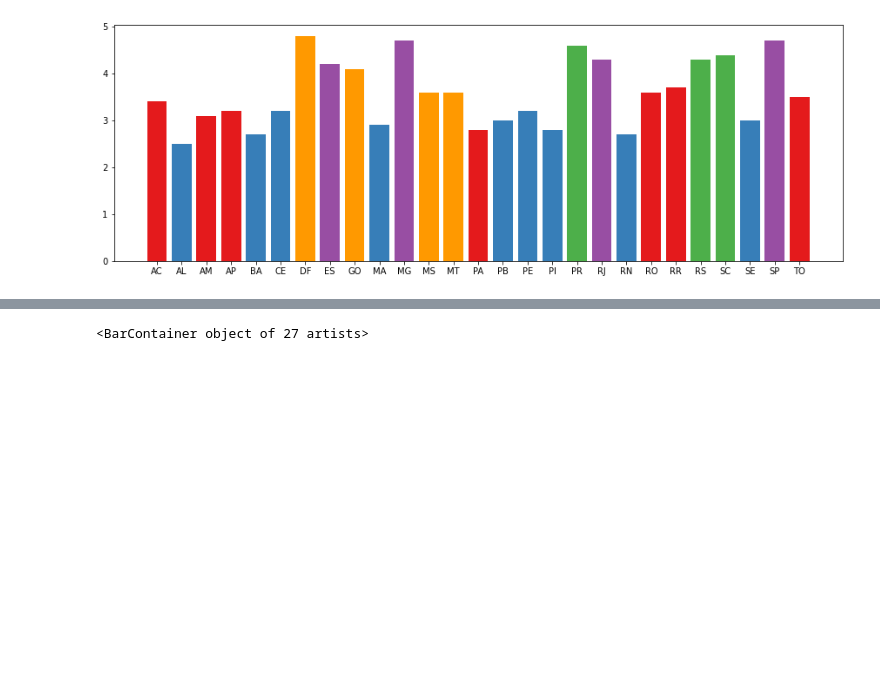
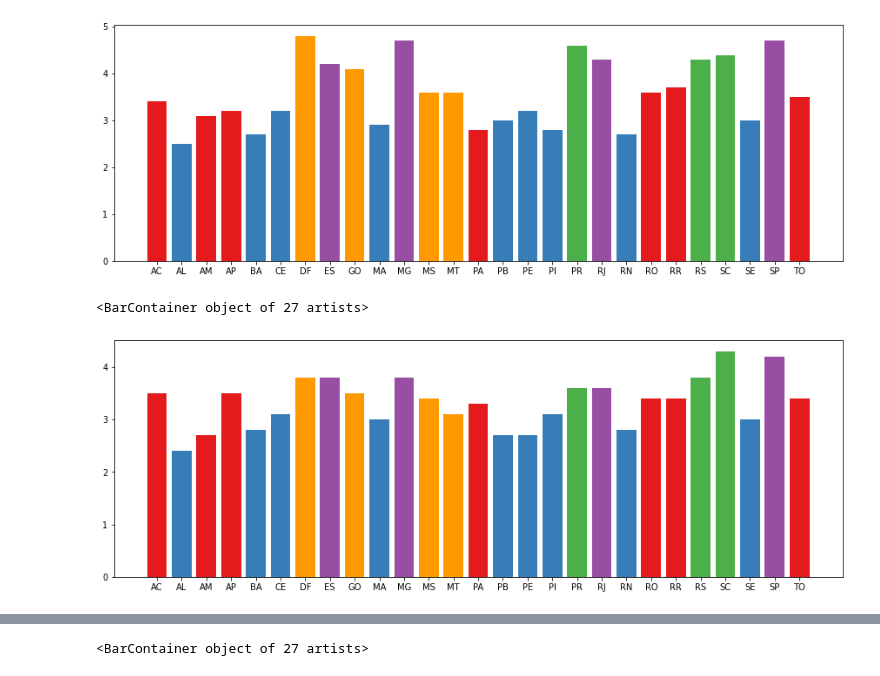
Before and after one commit to viniciuslettieri/analytica, a Jupyter notebook: Educacao_Brasileira/educacao_brasileira.ipynb, the cells around one changed output, grey strips where cells are left out. Drawn from its saved outputs; the diff is of its cells as text; code cells hidden in the pictures; blank space fills up the shorter version.

```diff
--- a/Educacao_Brasileira/educacao_brasileira.ipynb
+++ b/Educacao_Brasileira/educacao_brasileira.ipynb
@@ -105,12 +105,28 @@ Analisando o comparativo do IDEB dos estados no ano de 2005, vemos **um nível m
 # %%
-plt.figure(figsize=(15, 5))
+# Para o ensino fundamental inicial
 
-ideb2005 = []
+plt.figure(figsize = (15,5))
+
+ideb2005_fund1 = []
 for uf in unidades_federativas:
     dados = df_ideb_indice[uf]['total']['fundamental']['iniciais (1-5)']
-    ideb2005.append(dados[2005])
+    ideb2005_fund1.append(dados[2005])
 
-plt.bar(unidades_federativas, ideb2005, color=[estado2cor[k] for k in unidades_federativas])
+plt.bar(unidades_federativas, ideb2005_fund1, color=[estado2cor[k] for k in unidades_federativas])
 # %% [output]
 <BarContainer object of 27 artists>
 [figure]
+# %%
+# Para o ensino fundamental final
+
+plt.figure(figsize = (15,5))
+
+ideb2005_fund2 = []
+for uf in unidades_federativas:
+    dados = df_ideb_indice[uf]['total']['fundamental']['finais (6-9)']
+    ideb2005_fund2.append(dados[2005])
+
+plt.bar(unidades_federativas, ideb2005_fund2, color=[estado2cor[k] for k in unidades_federativas])
+# %% [output]
+<BarContainer object of 27 artists>
+[figure, added]
```
Also changed, not shown: parts of 56 cells of this notebook.
